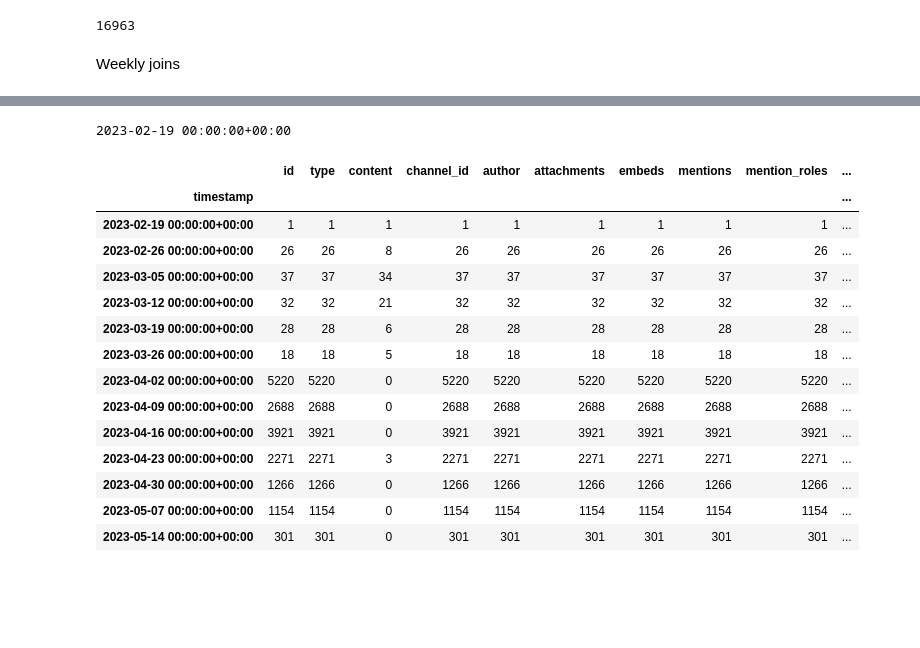
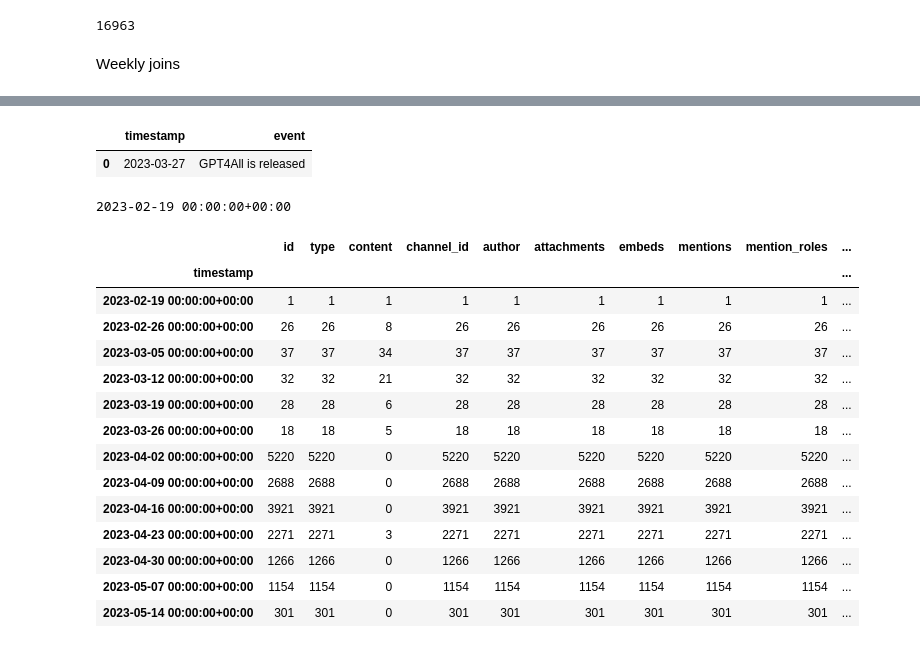
Before and after one commit to KeremP/NomicCDSApplication, a Jupyter notebook: notebooks/eda.ipynb, the cells around one changed output, grey strips where cells are left out. Saved outputs shown, nothing was run; the diff lists cells and outputs as text; code cells hidden in the pictures; blank space fills up the shorter version.

Commit message:
add events to member_growth endpoint

```diff
--- a/notebooks/eda.ipynb
+++ b/notebooks/eda.ipynb
@@ -73,5 +73,9 @@ Weekly joins
 # %%
 # TODO: clean for duplicated ids
 weekly_joins = joins.resample("W", on="timestamp")
+# %%
+events = pd.DataFrame(
+    {"timestamp":["2023-03-27"], "event":["GPT4All is released"]}
+)
 # %%
 test = weekly_joins.count()['id']
@@ -78,3 +156,10 @@ test = weekly_joins.count()['id']
+# %%
+events['timestamp'] = pd.to_datetime(events['timestamp'], format="ISO8601")
+# %%
+events.head()
+# %% [output]
+|  | timestamp | event |
+| 0 | 2023-03-27 | GPT4All is released |
 # %%
 for i in range(len(test)):
     print(test.index[i])
```
Also changed, not shown: parts of 10 cells of this notebook, 6 other files.
